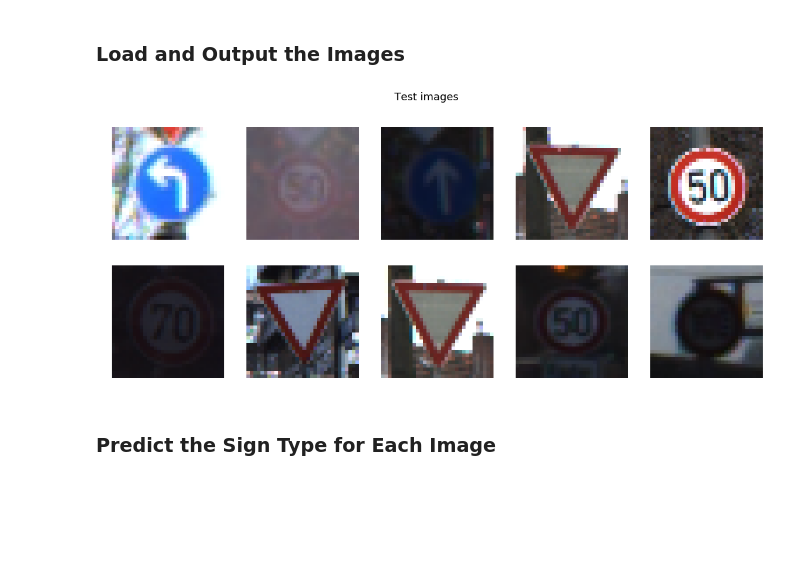
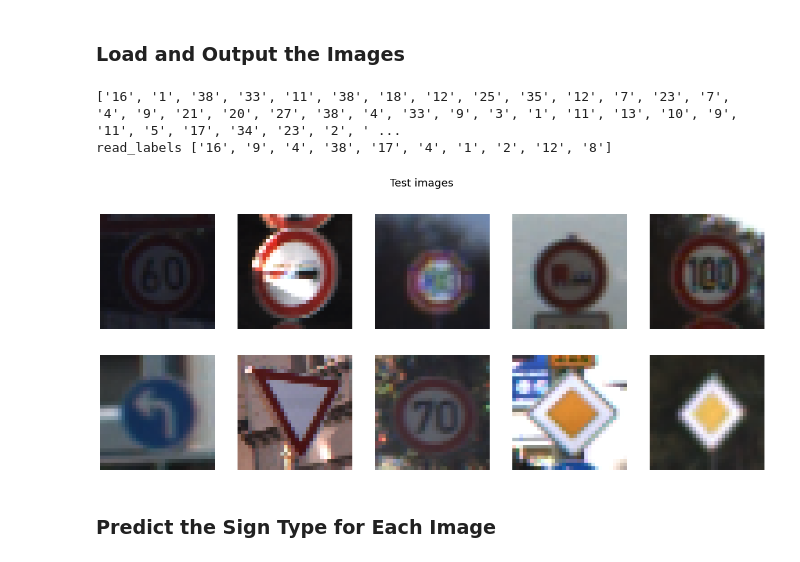
Before and after one commit to truongconghiep/CarND-Traffic-Sign-Classifier-Project, a Jupyter notebook: Traffic_Sign_Classifier.ipynb, the cells around one changed output. Saved outputs shown, nothing was run; the diff lists cells and outputs as text; code cells hidden in the pictures; blank space fills up the shorter version.

```diff
--- a/Traffic_Sign_Classifier.ipynb
+++ b/Traffic_Sign_Classifier.ipynb
@@ -492,21 +524,25 @@ Validation Accuracy = 0.975
 # %%
 # Number of images to load
 number_Signs = 10
 
 # Read file names from germman traffic sign test set
 dirName ='./GTSRB/Final_Test/Images'
 # Read image file names
 images = glob.glob(dirName + '/*.ppm')
 # Read the corresponding labels
-SignName_SvcFileName = './GTSRB/Final_Test/GT-final_test.csv'
+SignName_SvcFileName = 'GT-final_test.csv'
 sign_labels_in_test = Read_Csv(SignName_SvcFileName, 7, ';')
+print(sign_labels_in_test)
 # get randomly images from the data set
 read_images, read_labels = Get_and_crop_n_image_randomly(images, number_Signs, sign_labels_in_test)
+print("read_labels", read_labels)
 Plot_Images(read_images, 'Test images')
 # Convert the read images to grayscale
 image_gry = Convert_Data_To_GrayScale(np.array(read_images))
 # %% [output]
+['16', '1', '38', '33', '11', '38', '18', '12', '25', '35', '12', '7', '23', '7', '4', '9', '21', '20', '27', '38', '4', '33', '9', '3', '1', '11', '13', '10', '9', '11', '5', '17', '34', '23', '2', ' ...
+read_labels ['16', '9', '4', '38', '17', '4', '1', '2', '12', '8']
-[figure, old version]
+[figure, new version]
 # %% [markdown]
 ### Predict the Sign Type for Each Image
 # %%
```
Also changed, not shown: parts of 13 cells of this notebook, 6 other files.
